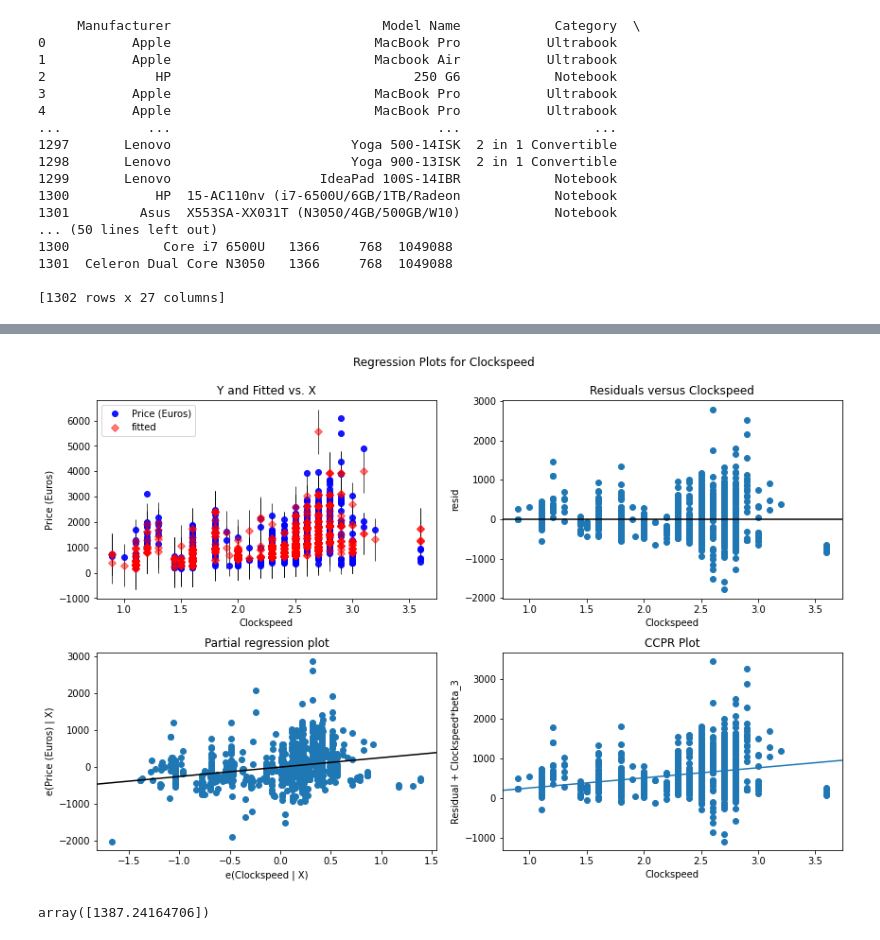
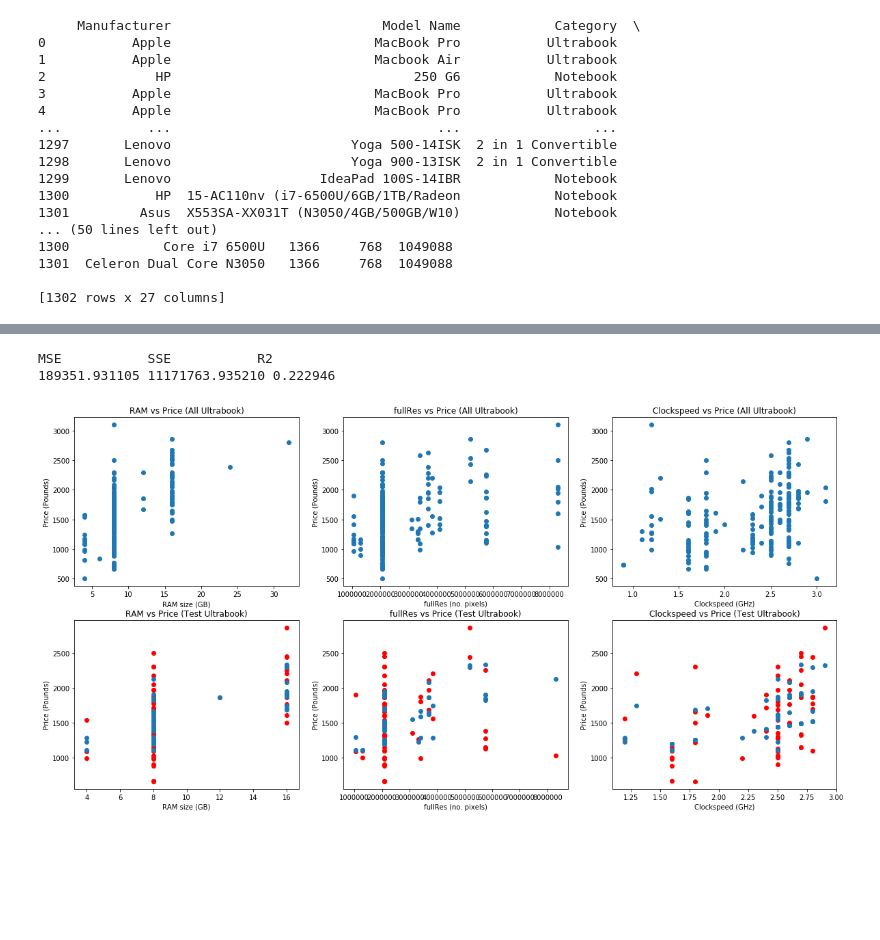
Before and after one commit to nicholasm185/Data-Science-Final-Project, a Jupyter notebook: multi_linear_regression.ipynb, the cells around one changed output, grey strips where cells are left out. Cells and saved outputs as stored; diff of their text form; code cells hidden in the pictures; blank space fills up the shorter version.

Commit message:
Added KNearest Neighbour and Multi Linear Regression

```diff
--- a/multi_linear_regression.ipynb
+++ b/multi_linear_regression.ipynb
@@ -25,10 +28,3 @@ print(df)
 1301  Celeron Dual Core N3050   1366     768  1049088
 
 [1302 rows x 27 columns]
-# %%
-x = df[['RAM', 'fullRes', 'Clockspeed']]
-y = df['Price (Euros)']
-print("--------------Independent Variables used for multidimensional linear regression--------------")
-print(x)
-print("----------------Dependent Variable used for multidimensional linear regression---------------")
-print(y)
@@ -53,5 +30,0 @@ Name: Price (Euros), Length: 1302, dtype: int64
-# %%
-regr = linear_model.LinearRegression()
-regr.fit(x, y)
-print("Intercept: ", regr.intercept_)
-print("Coefficients: ", regr.coef_)
@@ -97,13 +31,7 @@ plt.show()
-# %%
-fig = plt.figure(figsize=(12,8))
-fig = sm.graphics.plot_regress_exog(model, 'Clockspeed', fig=fig)
-plt.show()
-# %% [output]
-[figure, removed]
-# %%
-predictRam = 8
-predictres = 1920*1080
-predictclock = 3.5
-regr.predict([[predictRam, predictres, predictclock]])
-# %% [output]
-array([1387.24164706])
+# %%
+Ultrabook = df.loc[df['Category'] == 'Ultrabook']
+Notebook = df.loc[df['Category'] == 'Notebook']
+Netbook = df.loc[df['Category'] == 'Netbook']
+Gaming = df.loc[df['Category'] == 'Gaming']
+Convertible = df.loc[df['Category'] == '2 in 1 Convertible']
+Workstation = df.loc[df['Category'] == 'Workstation']
@@ -109,0 +81,19 @@ array([1387.24164706])
+# %%
+# Ultrabook
+ultra_x = Ultrabook[['RAM', 'fullRes', 'Clockspeed']].values
+ultra_y = Ultrabook['Price (Euros)'].values
+ultra_x_train, ultra_x_test, ultra_y_train, ultra_y_test = train_test_split(ultra_x, ultra_y, test_size = 0.3, random_state = 2201798761)
+ultra_regr = linear_model.LinearRegression()
+ultra_regr.fit(ultra_x_train, ultra_y_train)
+
+ultra_pred = ultra_regr.predict(ultra_x_test)
+ultra_mse = mean_squared_error(ultra_y_test, ultra_pred)
+ultra_sse = getSSE(ultra_pred, ultra_y_test)
+ultra_r2 = r2_score(ultra_y_test, ultra_pred)
+print('{:13}'.format('MSE'), '{:13}'.format('SSE'), '{:13}'.format('R2'))
+print('{:12f}'.format(ultra_mse), '{:12f}'.format(ultra_sse), '{:<12f}'.format(ultra_r2))
+plotResults(Ultrabook,"Ultrabook",ultra_y,ultra_x_test,ultra_y_test,ultra_pred)
+# %% [output]
+MSE           SSE           R2
+189351.931105 11171763.935210 0.222946
+[figure, added]
```
Also changed, not shown: parts of 20 cells of this notebook, 1 other file.
